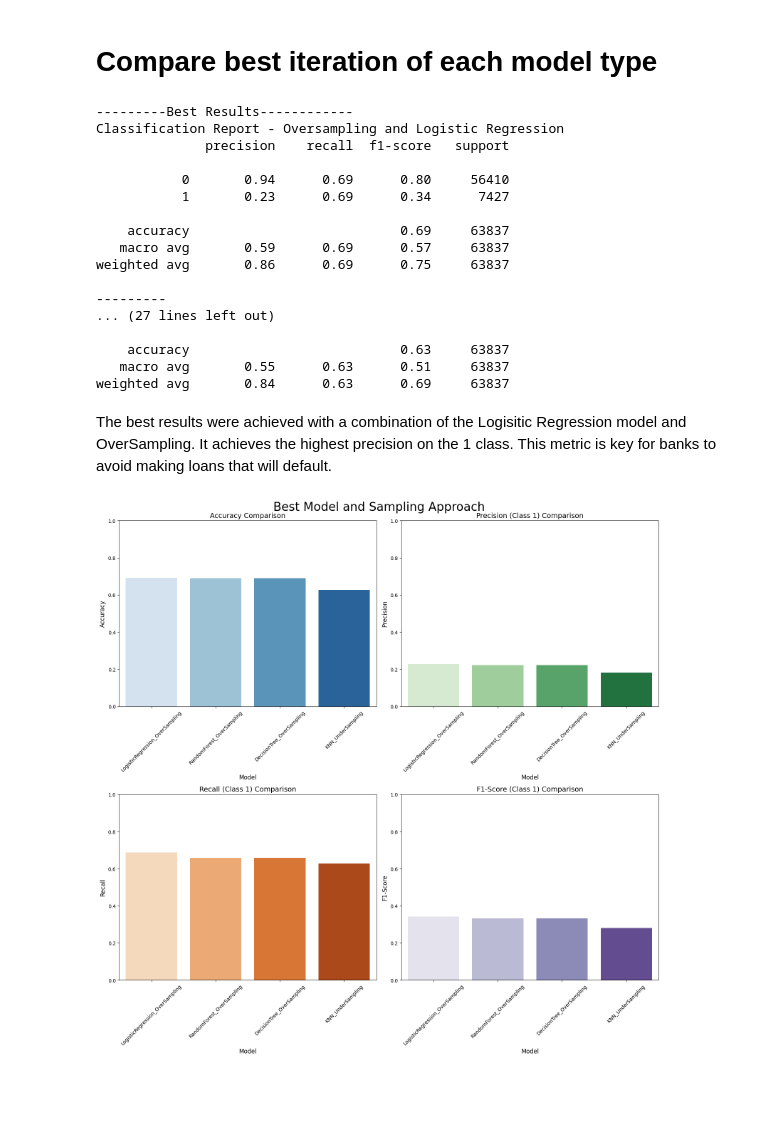
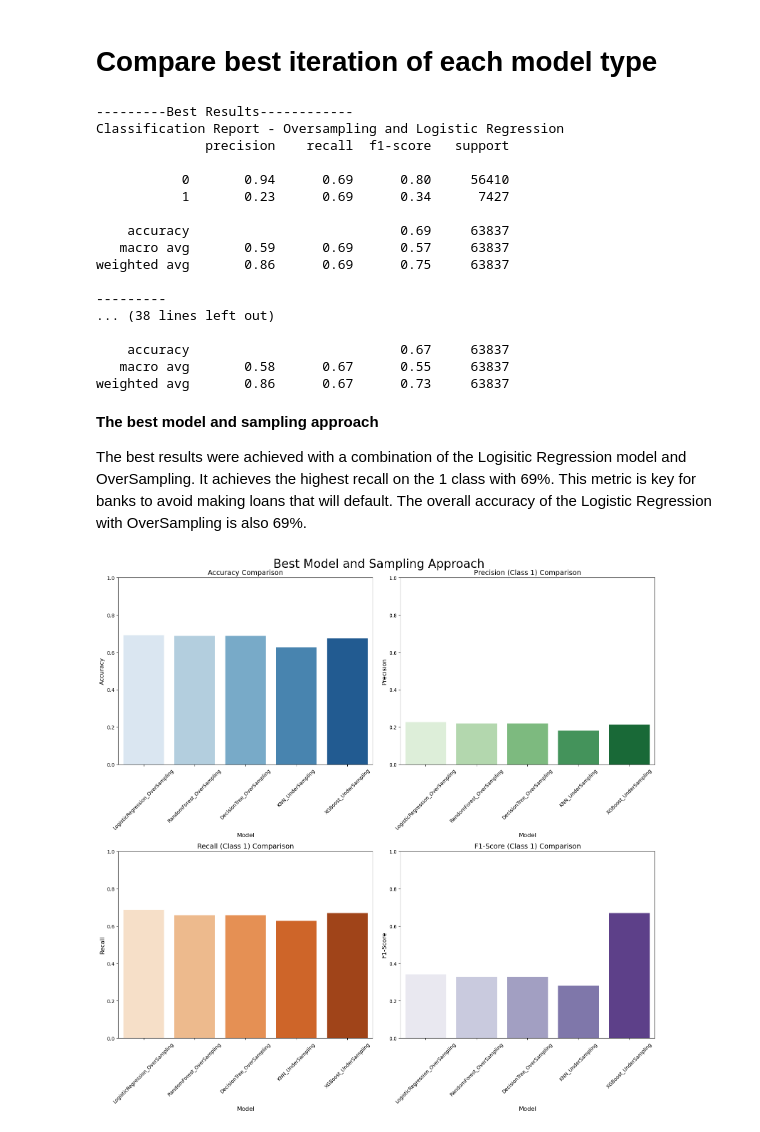
Before and after one commit to wrdhall3/loan-default-project, a Jupyter notebook: loan_default_project.ipynb, the cells around one changed output. Saved outputs shown, nothing was run; the diff lists cells and outputs as text; code cells hidden in the pictures; blank space fills up the shorter version.

Commit message:
Added XGBoost and additional comments

```diff
--- a/loan_default_project.ipynb
+++ b/loan_default_project.ipynb
@@ -2137,0 +2393,6 @@ plt.show()
+# %%
+# Instantiate a RandomUnderSampler instance
+rus = RandomUnderSampler(random_state=1)
+# %%
+# Fit the training data to the random undersampler model
+X_undersampled, y_undersampled = rus.fit_resample(X_train_encoded, y_train)
@@ -2137,0 +2407,6 @@ plt.show()
+# %%
+#XGBoost
+xgb_model_undersampling = XGBClassifier()
+
+# Fit the model to the training data
+xgb_model_undersampling.fit(X_undersampled, y_undersampled)
@@ -2137,0 +2425,6 @@ plt.show()
+# %%
+# Make and save testing predictions with the saved logistic regression model using the test data
+y_pred_xgb_us = xgb_model_undersampling.predict(X_test_encoded)
+
+# Display the accuracy score for the test dataset.
+accuracy_score(y_test, y_pred_xgb_us)
@@ -2268,6 +2988,9 @@ print(classification_report(y_test, oversample_y_pred_dt))
 print("---------")
 print(f"Classification Report - KNN - UnderSampling")
 print(classification_report(y_test, y_pred_knn_us))
+print("---------")
+print(f"Classification Report - XGBoost - UnderSampling")
+print(classification_report(y_test, y_pred_xgb_us))
 # %% [output]
 ---------Best Results------------
 Classification Report - Oversampling and Logistic Regression
@@ -2281,42 +3004,48 @@ Classification Report - Oversampling and Logistic Regression
 weighted avg       0.86      0.69      0.75     63837
 
 ---------
-... (27 lines left out)
+... (38 lines left out)
 
-    accuracy                           0.63     63837
-   macro avg       0.55      0.63      0.51     63837
-weighted avg       0.84      0.63      0.69     63837
+    accuracy                           0.67     63837
+   macro avg       0.58      0.67      0.55     63837
+weighted avg       0.86      0.67      0.73     63837
 # %% [markdown]
-The best results were achieved with a combination of the Logisitic Regression model and OverSampling.  It achieves the highest precision on the 1 class.  This metric is key for banks to avoid making loans that will default.
+**The best model and sampling approach**
+
+The best results were achieved with a combination of the Logisitic Regression model and OverSampling.  It achieves the highest recall on the 1 class with 69%.  This metric is key for banks to avoid making loans that will default.  The overall accuracy of the Logistic Regression with OverSampling is also 69%.
 # %%
 #Show Bar chart comparing metrics for Models with no samplig with different sampling techniques
 
 # Reinitialize the results dictionary
 results = {
-    "Model": ["LogisticRegression_OverSampling", "RandomForest_OverSampling", "DecisionTree_OverSampling", "KNN_UnderSampling"],
+    "Model": ["LogisticRegression_OverSampling", "RandomForest_OverSampling", "DecisionTree_OverSampling", "KNN_UnderSampling", "XGBoost_UnderSampling"],
     "Accuracy": [
         accuracy_score(y_test, y_pred_oversampled),
         accuracy_score(y_test, oversample_y_pred_rf),
         accuracy_score(y_test, oversample_y_pred_dt),
-        accuracy_score(y_test, y_pred_knn_us)
+        accuracy_score(y_test, y_pred_knn_us),
+        accuracy_score(y_test, y_pred_xgb_us)
     ],
     "Precision (Class 1)": [
         classification_report(y_test, y_pred_oversampled, output_dict=True)['1']['precision'],
         classification_report(y_test, oversample_y_pred_rf, output_dict=True)['1']['precision'],
         classification_report(y_test, oversample_y_pred_dt, output_dict=True)['1']['precision'],
-        classification_report(y_test, y_pred_knn_us, output_dict=True)['1']['precision']
+        classification_report(y_test, y_pred_knn_us, output_dict=True)['1']['precision'],
+        classification_report(y_test, y_pred_xgb_us, output_dict=True)['1']['precision']
     ],
     "Recall (Class 1)": [
         classification_report(y_test, y_pred_oversampled, output_dict=True)['1']['recall'],
         classification_report(y_test, oversample_y_pred_rf, output_dict=True)['1']['recall'],
         classification_report(y_test, oversample_y_pred_dt, output_dict=True)['1']['recall'],
-        classification_report(y_test, y_pred_knn_us, output_dict=True)['1']['recall']
+        classification_report(y_test, y_pred_knn_us, output_dict=True)['1']['recall'],
+        classification_report(y_test, y_pred_xgb_us, output_dict=True)['1']['recall']
     ],
     "F1-Score (Class 1)": [
         classification_report(y_test, y_pred_oversampled, output_dict=True)['1']['f1-score'],
         classification_report(y_test, oversample_y_pred_rf, output_dict=True)['1']['f1-score'],
         classification_report(y_test, oversample_y_pred_dt, output_dict=True)['1']['f1-score'],
-        classification_report(y_test, y_pred_knn_us, output_dict=True)['1']['f1-score']
+        classification_report(y_test, y_pred_knn_us, output_dict=True)['1']['f1-score'],
+        classification_report(y_test, y_pred_xgb_us, output_dict=True)['1']['recall']
     ]
 }
 
@@ -2342,31 +3071,31 @@ plt.xticks(rotation=45)
 plt.subplot(2, 2, 2)
 sns.barplot(data=results_df, x="Model", y="Precision (Class 1)", hue="Model", dodge=False, palette="Greens", legend=False)
 plt.title("Precision (Class 1) Comparison", fontsize=14)
 plt.ylim(0, 1)
 plt.ylabel("Precision", fontsize=12)
 plt.xlabel("Model", fontsize=12)
 plt.xticks(rotation=45)
 
 # Recall comparison
 plt.subplot(2, 2, 3)
 sns.barplot(data=results_df, x="Model", y="Recall (Class 1)", hue="Model", dodge=False, palette="Oranges", legend=False)
 plt.title("Recall (Class 1) Comparison", fontsize=14)
 plt.ylim(0, 1)
 plt.ylabel("Recall", fontsize=12)
 plt.xlabel("Model", fontsize=12)
 plt.xticks(rotation=45)
 
 # F1-Score comparison
 plt.subplot(2, 2, 4)
 sns.barplot(data=results_df, x="Model", y="F1-Score (Class 1)", hue="Model", dodge=False, palette="Purples", legend=False)
 plt.title("F1-Score (Class 1) Comparison", fontsize=14)
 plt.ylim(0, 1)
 plt.ylabel("F1-Score", fontsize=12)
 plt.xlabel("Model", fontsize=12)
 plt.xticks(rotation=45)
 
 # Adjust layout
 plt.tight_layout()
 plt.show()
 # %% [output]
-[figure, old version]
+[figure, new version]
```
Also changed, not shown: parts of 176 cells of this notebook.
